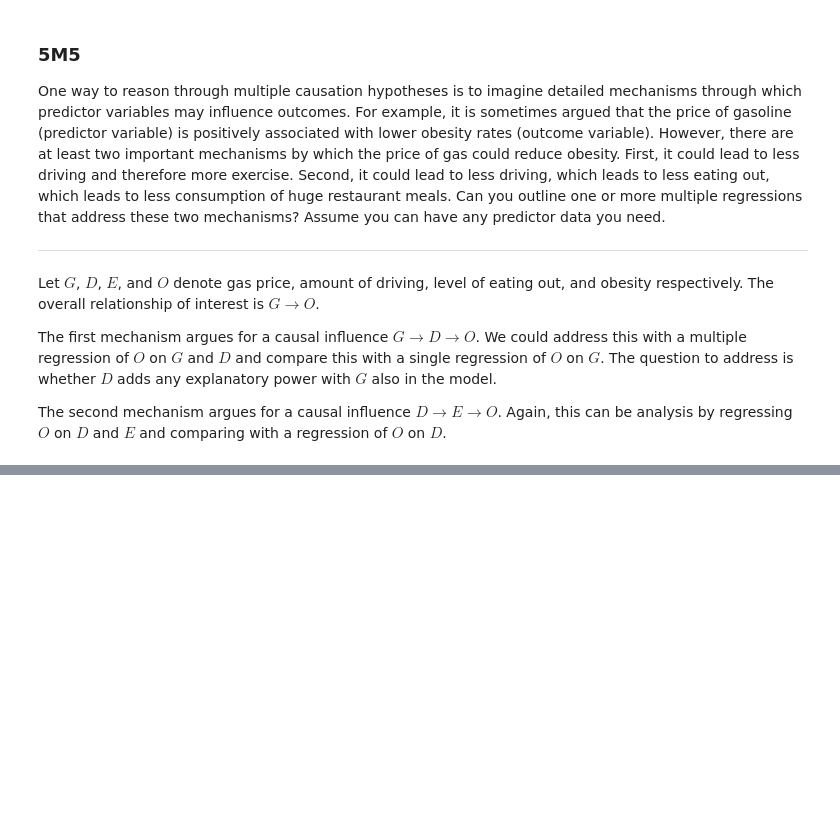
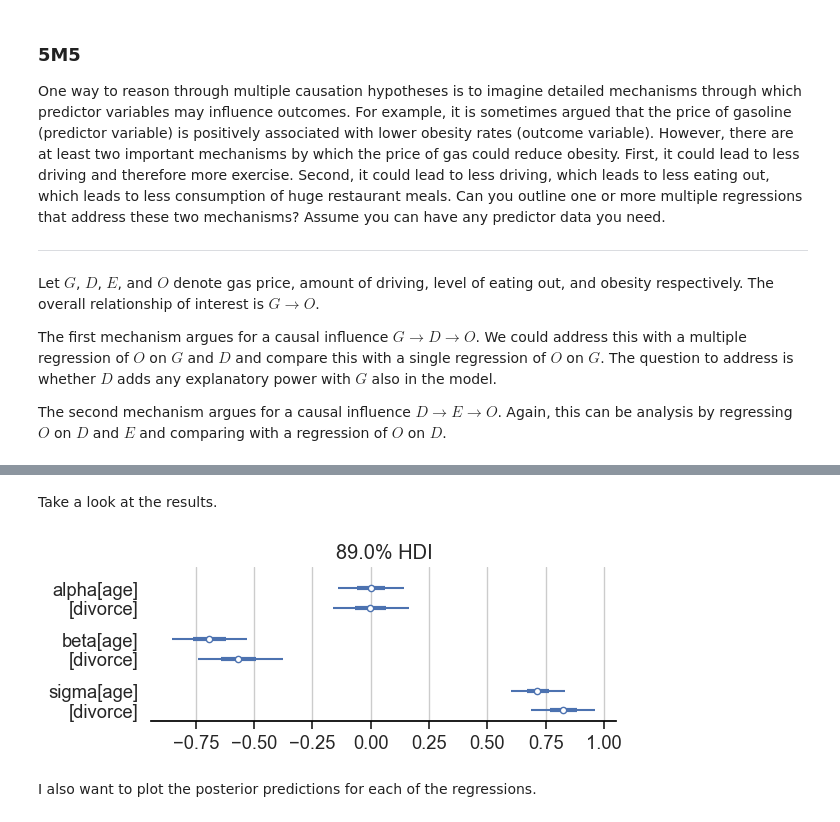
Before and after one commit to chris-leonard/statistical-rethinking, a Jupyter notebook: exercises/chapter_5.ipynb, the cells around one changed output, grey strips where cells are left out. Drawn from its saved outputs; the diff is of its cells as text; code cells hidden in the pictures; blank space fills up the shorter version.

```diff
--- a/exercises/chapter_5.ipynb
+++ b/exercises/chapter_5.ipynb
@@ -847,0 +868,9 @@ Again, this can be analysis by regressing $O$ on $D$ and $E$ and comparing with
+# %%
+# load data
+waffle = load_data(WAFFLE_DIVORCE_FILE, delimiter=";")
+
+# standardise variables
+waffle_normaliser = StandardScaler().set_output(transform="pandas")
+waffle[["divorce", "marriage", "age"]] = waffle_normaliser.fit_transform(
+    waffle[["Divorce", "Marriage", "MedianAgeMarriage"]]
+)
@@ -847,0 +879,24 @@ Again, this can be analysis by regressing $O$ on $D$ and $E$ and comparing with
+# %%
+coords = {
+    "state": waffle.Location,
+    "outcome": ["age", "divorce"],
+}
+with pm.Model(coords=coords) as m_5h2:
+    # data
+    marriage = pm.MutableData("marriage", waffle.marriage, dims="state")
+
+    # priors
+    alpha = pm.Normal("alpha", mu=0, sigma=0.2, dims="outcome")
+    beta = pm.Normal("beta", mu=0, sigma=0.5, dims="outcome")
+    sigma = pm.Exponential("sigma", lam=1, dims="outcome")
+
+    # mu model
+    mu_age = pm.Deterministic("mu_age", alpha[0] + beta[0] * marriage, dims="state")
+    age = pm.Normal("age", mu=mu_age, sigma=sigma[0], observed=waffle.age, dims="state")
+
+    # divorce model
+    mu_divorce = pm.Deterministic("mu_divorce", alpha[1] + beta[1] * age, dims="state")
+    divorce = pm.Normal("divorce", mu=mu_divorce, sigma=sigma[1], observed=waffle.divorce, dims="state")
+
+    # sample prior
+    trace_5h2 = pm.sample(random_seed=RANDOM_SEED)
@@ -847,0 +914,15 @@ Again, this can be analysis by regressing $O$ on $D$ and $E$ and comparing with
+# %% [markdown]
+Take a look at the results.
+# %%
+az.plot_forest(
+    trace_5h2,
+    var_names=["~mu"],
+    filter_vars="regex",
+    hdi_prob=0.89,
+    combined=True,
+    figsize=(6, 2),
+);
+# %% [output]
+[figure, added]
+# %% [markdown]
+I also want to plot the posterior predictions for each of the regressions.
```
Also changed, not shown: parts of 105 cells of this notebook.
